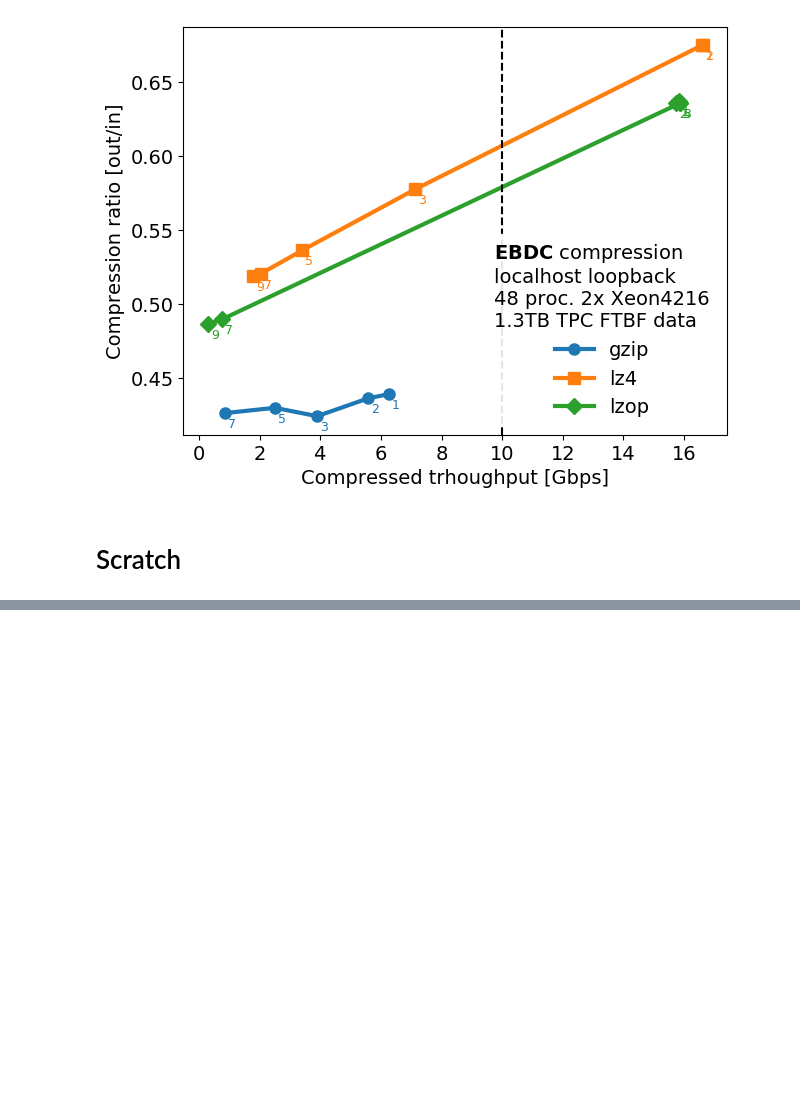
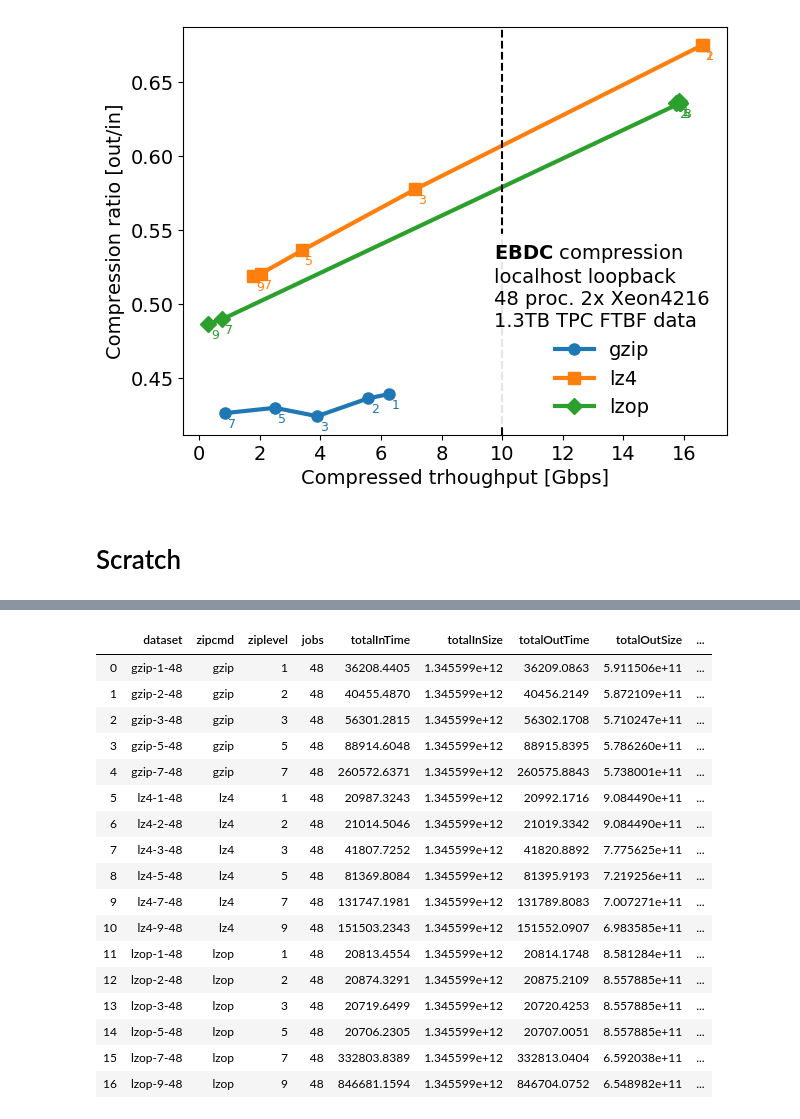
Before and after one commit to sPHENIX-Collaboration/ebdc_compression, a Jupyter notebook: RateAnalysis.ipynb, the cells around one changed output, grey strips where cells are left out. Drawn from its saved outputs; the diff is of its cells as text; code cells hidden in the pictures; blank space fills up the shorter version.

```diff
--- a/RateAnalysis.ipynb
+++ b/RateAnalysis.ipynb
@@ -287,0 +288,21 @@ dataframe.loc[dataframe['jobID'] == '108']
+# %%
+dataframeSum
+# %% [output]
+|  | dataset | zipcmd | ziplevel | jobs | totalInTime | totalInSize | totalOutTime | totalOutSize | ... |
+| 0 | gzip-1-48 | gzip | 1 | 48 | 36208.4405 | 1.345599e+12 | 36209.0863 | 5.911506e+11 | ... |
+| 1 | gzip-2-48 | gzip | 2 | 48 | 40455.4870 | 1.345599e+12 | 40456.2149 | 5.872109e+11 | ... |
+| 2 | gzip-3-48 | gzip | 3 | 48 | 56301.2815 | 1.345599e+12 | 56302.1708 | 5.710247e+11 | ... |
+| 3 | gzip-5-48 | gzip | 5 | 48 | 88914.6048 | 1.345599e+12 | 88915.8395 | 5.786260e+11 | ... |
+| 4 | gzip-7-48 | gzip | 7 | 48 | 260572.6371 | 1.345599e+12 | 260575.8843 | 5.738001e+11 | ... |
+| 5 | lz4-1-48 | lz4 | 1 | 48 | 20987.3243 | 1.345599e+12 | 20992.1716 | 9.084490e+11 | ... |
+| 6 | lz4-2-48 | lz4 | 2 | 48 | 21014.5046 | 1.345599e+12 | 21019.3342 | 9.084490e+11 | ... |
+| 7 | lz4-3-48 | lz4 | 3 | 48 | 41807.7252 | 1.345599e+12 | 41820.8892 | 7.775625e+11 | ... |
+| 8 | lz4-5-48 | lz4 | 5 | 48 | 81369.8084 | 1.345599e+12 | 81395.9193 | 7.219256e+11 | ... |
+| 9 | lz4-7-48 | lz4 | 7 | 48 | 131747.1981 | 1.345599e+12 | 131789.8083 | 7.007271e+11 | ... |
+| 10 | lz4-9-48 | lz4 | 9 | 48 | 151503.2343 | 1.345599e+12 | 151552.0907 | 6.983585e+11 | ... |
+| 11 | lzop-1-48 | lzop | 1 | 48 | 20813.4554 | 1.345599e+12 | 20814.1748 | 8.581284e+11 | ... |
+| 12 | lzop-2-48 | lzop | 2 | 48 | 20874.3291 | 1.345599e+12 | 20875.2109 | 8.557885e+11 | ... |
+| 13 | lzop-3-48 | lzop | 3 | 48 | 20719.6499 | 1.345599e+12 | 20720.4253 | 8.557885e+11 | ... |
+| 14 | lzop-5-48 | lzop | 5 | 48 | 20706.2305 | 1.345599e+12 | 20707.0051 | 8.557885e+11 | ... |
+| 15 | lzop-7-48 | lzop | 7 | 48 | 332803.8389 | 1.345599e+12 | 332813.0404 | 6.592038e+11 | ... |
+| 16 | lzop-9-48 | lzop | 9 | 48 | 846681.1594 | 1.345599e+12 | 846704.0752 | 6.548982e+11 | ... |
```
Also changed, not shown: parts of 3 cells of this notebook, 5 other files.
